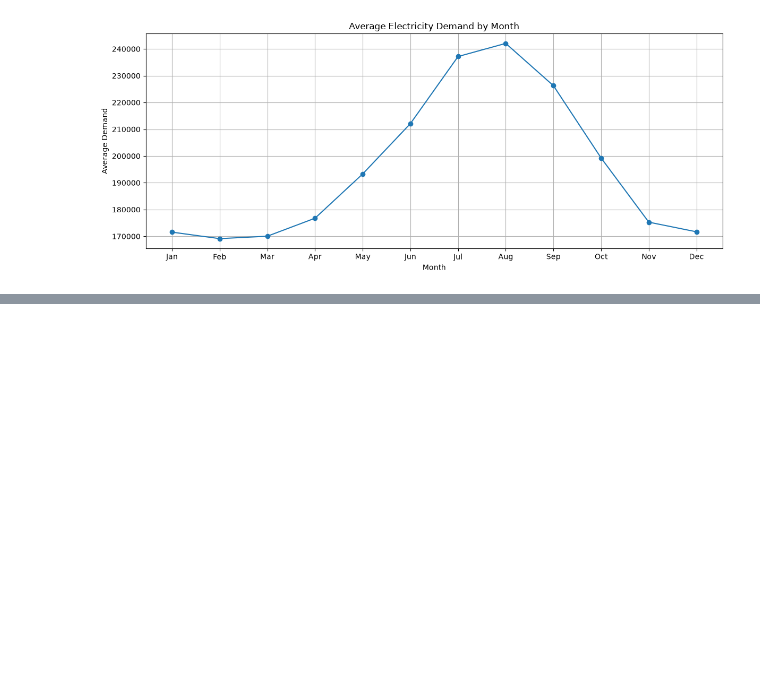
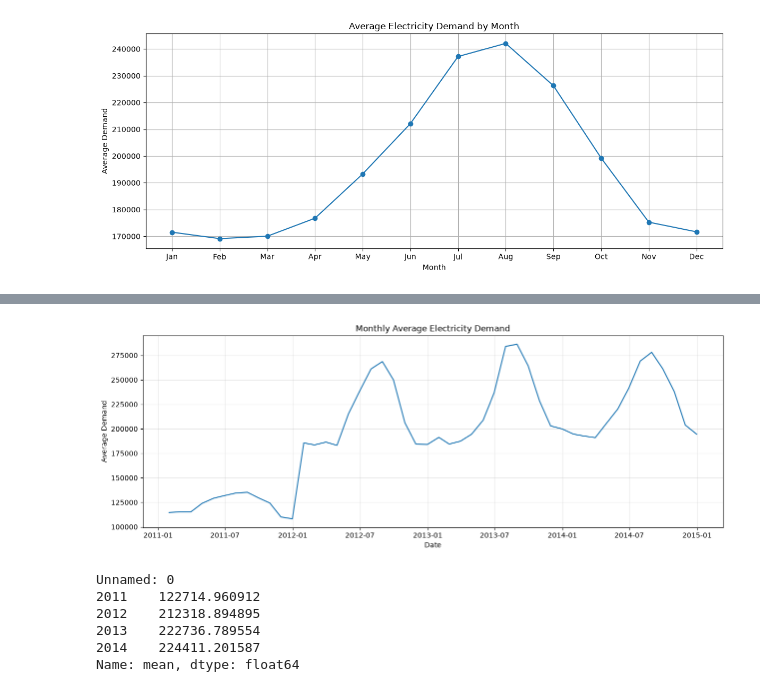
Before and after one commit to param7862989-ops/electricity-demand-forecasting, a Jupyter notebook: notebooks/01_data_exploration.ipynb, the cells around one changed output, grey strips where cells are left out. Cells and saved outputs as stored; diff of their text form; code cells hidden in the pictures; blank space fills up the shorter version.

```diff
--- a/notebooks/01_data_exploration.ipynb
+++ b/notebooks/01_data_exploration.ipynb
@@ -705,0 +842,31 @@ plt.show()
+# %%
+monthly_demand = hourly_demand.resample("ME").mean()
+
+plt.figure(figsize=(15, 5))
+
+plt.plot(
+    monthly_demand.index,
+    monthly_demand.values
+)
+
+plt.title("Monthly Average Electricity Demand")
+plt.xlabel("Date")
+plt.ylabel("Average Demand")
+plt.grid(True, alpha=0.3)
+
+plt.show()
+# %% [output]
+[figure, added]
+# %%
+yearly_demand = hourly_demand.groupby(
+    hourly_demand.index.year
+).mean()
+
+print(yearly_demand)
+# %% [output]
+Unnamed: 0
+2011    122714.960912
+2012    212318.894895
+2013    222736.789554
+2014    224411.201587
+Name: mean, dtype: float64
```
Also changed, not shown: parts of 26 cells of this notebook.
